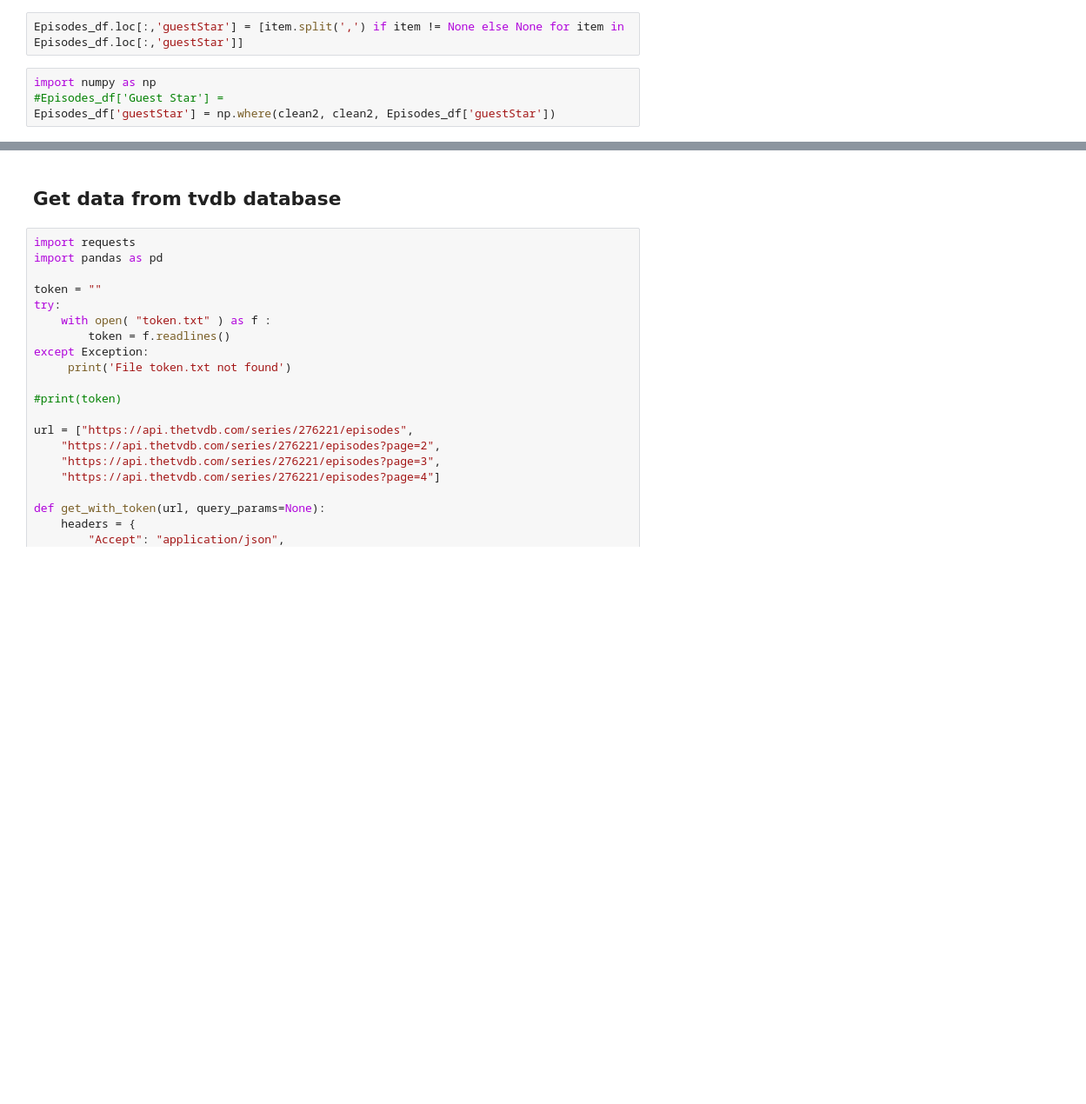
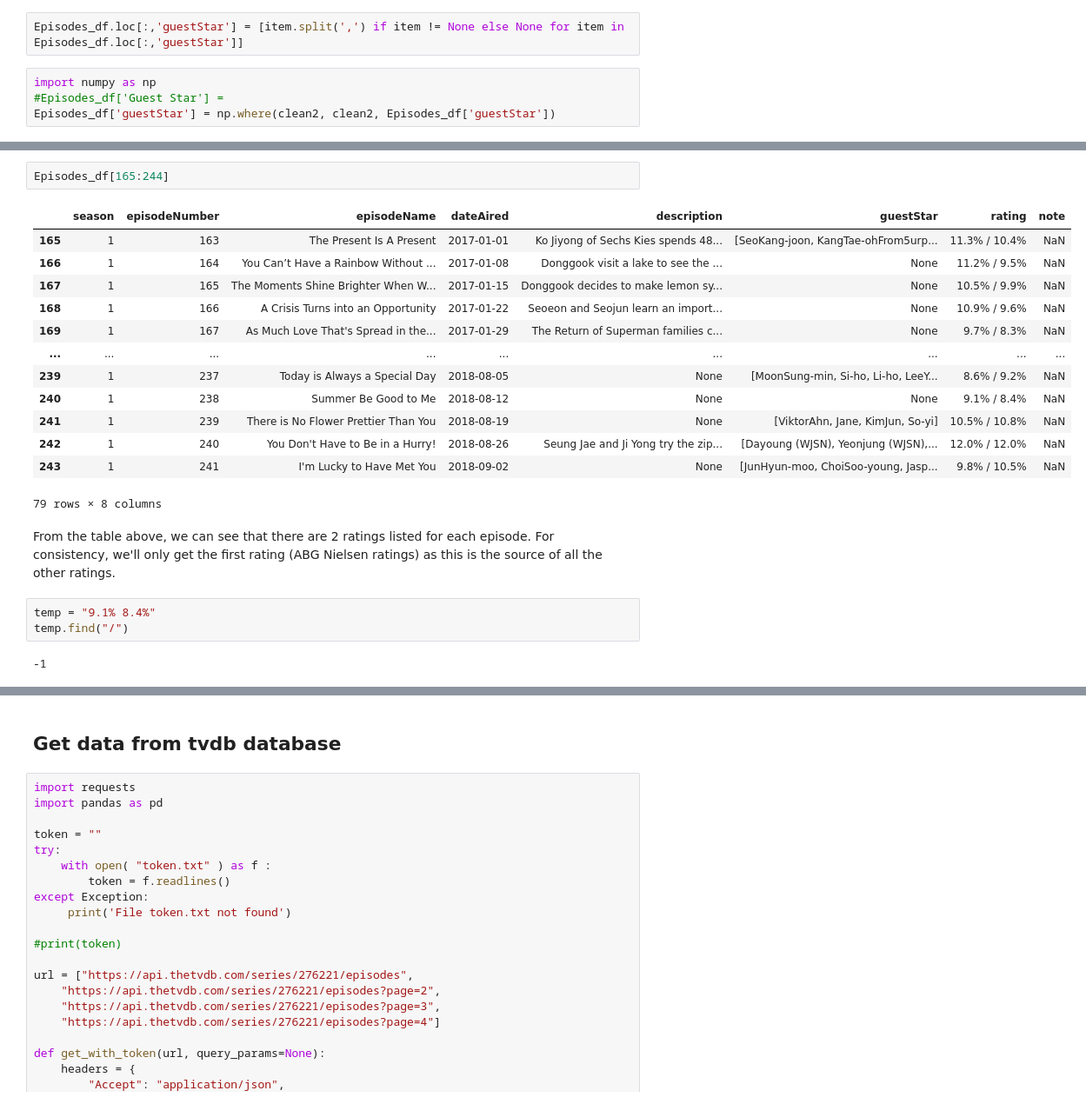
Before and after one commit to richdayandnight/the-return-of-superman, a Jupyter notebook: Scraping The Return of Superman Data.ipynb, the cells around one changed output, grey strips where cells are left out. Shown at 87% size. Drawn from its saved outputs; the diff is of its cells as text; blank space fills up the shorter version.

```diff
--- a/Scraping The Return of Superman Data.ipynb
+++ b/Scraping The Return of Superman Data.ipynb
@@ -652,0 +657,23 @@ Episodes_df.at[290,'guestStar']
+# %%
+Episodes_df[165:244]
+# %% [output]
+|  | season | episodeNumber | episodeName | dateAired | description | guestStar | rating | note |
+| 165 | 1 | 163 | The Present Is A Present | 2017-01-01 | Ko Jiyong of Sechs Kies spends 48... | [SeoKang-joon, KangTae-ohFrom5urp... | 11.3% / 10.4% | NaN |
+| 166 | 1 | 164 | You Can’t Have a Rainbow Without ... | 2017-01-08 | Donggook visit a lake to see the ... | None | 11.2% / 9.5% | NaN |
+| 167 | 1 | 165 | The Moments Shine Brighter When W... | 2017-01-15 | Donggook decides to make lemon sy... | None | 10.5% / 9.9% | NaN |
+| 168 | 1 | 166 | A Crisis Turns into an Opportunity | 2017-01-22 | Seoeon and Seojun learn an import... | None | 10.9% / 9.6% | NaN |
+| 169 | 1 | 167 | As Much Love That's Spread in the... | 2017-01-29 | The Return of Superman families c... | None | 9.7% / 8.3% | NaN |
+| ... | ... | ... | ... | ... | ... | ... | ... | ... |
+| 239 | 1 | 237 | Today is Always a Special Day | 2018-08-05 | None | [MoonSung-min, Si-ho, Li-ho, LeeY... | 8.6% / 9.2% | NaN |
+| 240 | 1 | 238 | Summer Be Good to Me | 2018-08-12 | None | None | 9.1% / 8.4% | NaN |
+| 241 | 1 | 239 | There is No Flower Prettier Than You | 2018-08-19 | None | [ViktorAhn, Jane, KimJun, So-yi] | 10.5% / 10.8% | NaN |
+| 242 | 1 | 240 | You Don't Have to Be in a Hurry! | 2018-08-26 | Seung Jae and Ji Yong try the zip... | [Dayoung (WJSN), Yeonjung (WJSN),... | 12.0% / 12.0% | NaN |
+| 243 | 1 | 241 | I'm Lucky to Have Met You | 2018-09-02 | None | [JunHyun-moo, ChoiSoo-young, Jasp... | 9.8% / 10.5% | NaN |
+79 rows × 8 columns
+# %% [markdown]
+From the table above, we can see that there are 2 ratings listed for each episode. For consistency, we'll only get the first rating (ABG Nielsen ratings) as this is the source of all the other ratings.
+# %%
+temp = "9.1% 8.4%"
+temp.find("/")
+# %% [output]
+-1
```
Also changed, not shown: parts of 21 cells of this notebook.
